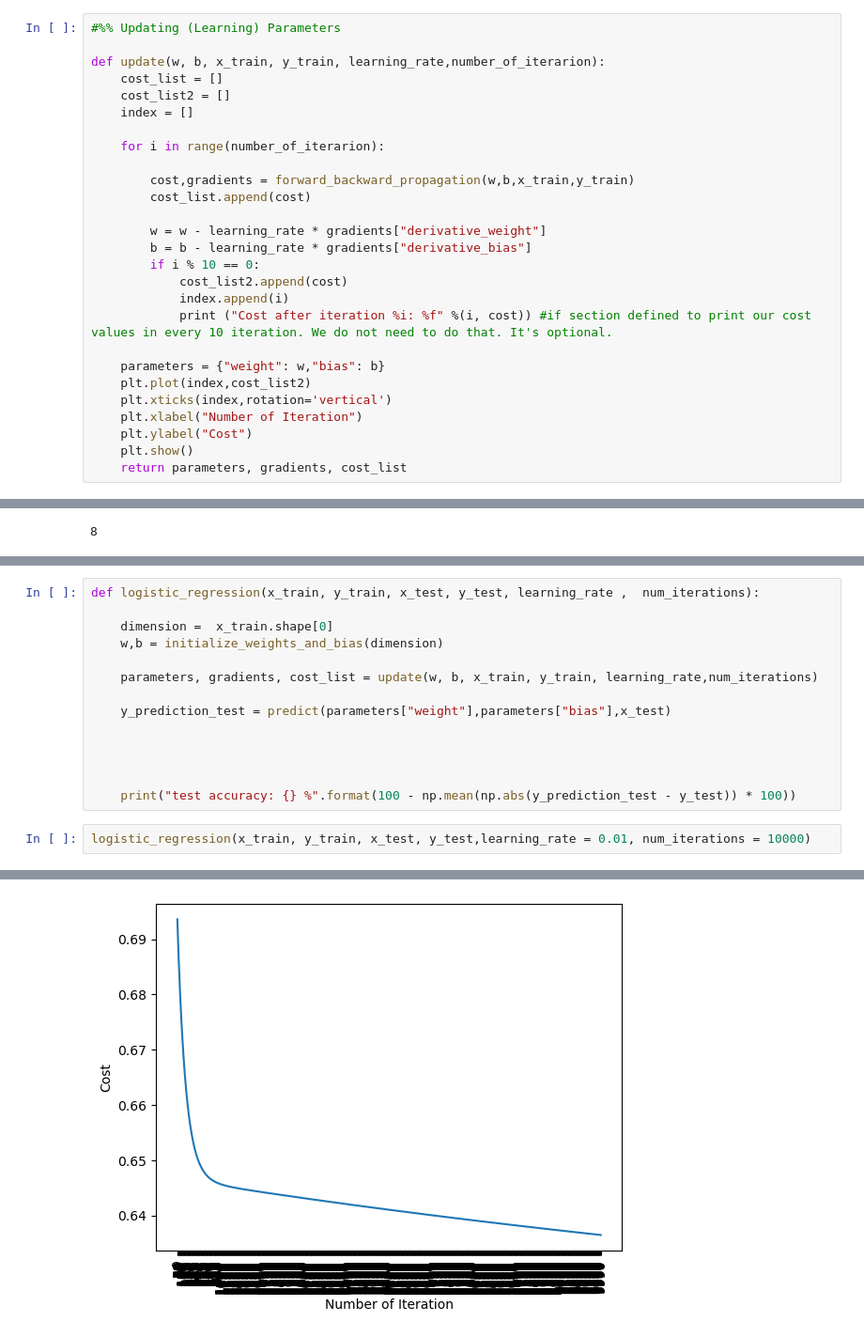
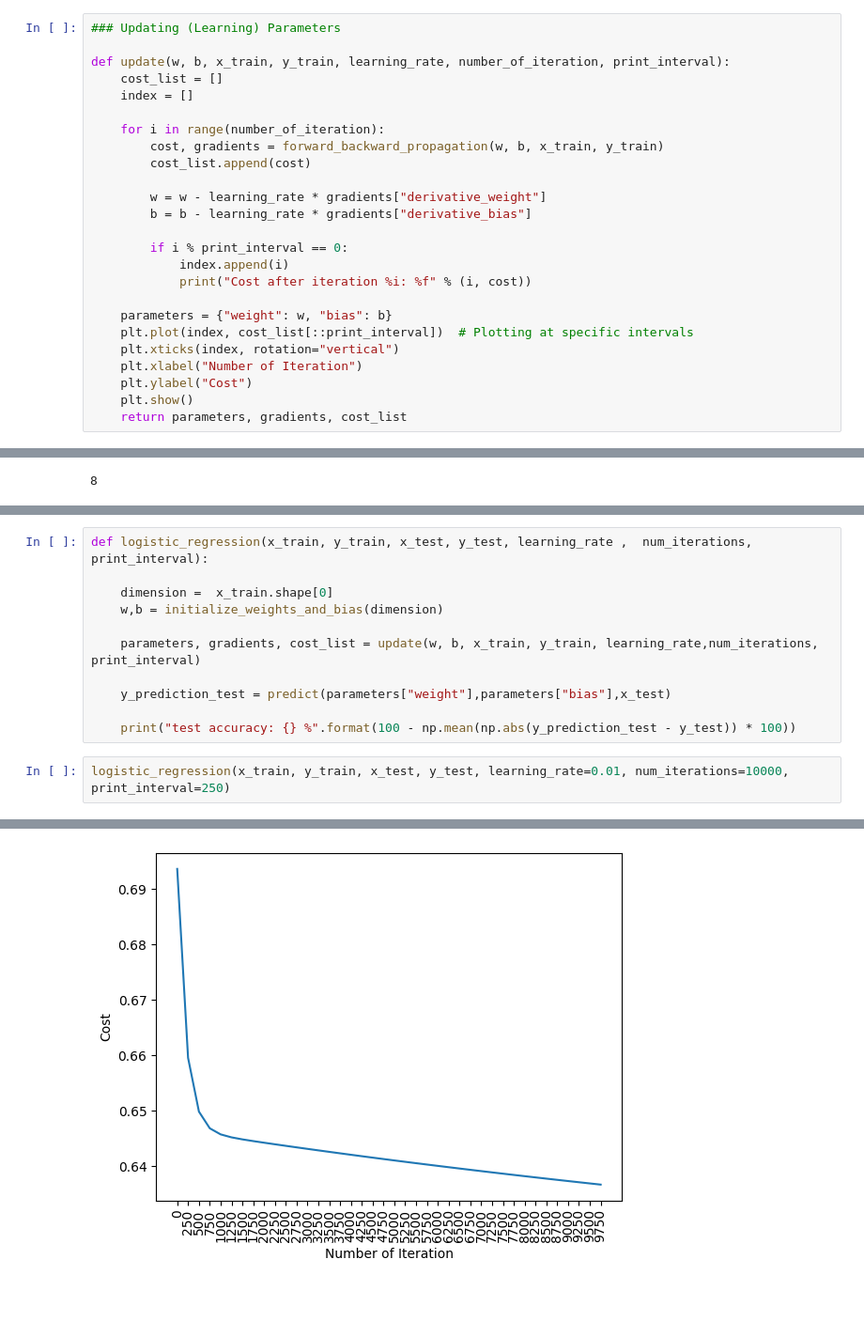
Before and after one commit to gauravhegade/RVCE-CSE-5th-Semester-AIML-Lab-Programs, a Jupyter notebook: Program 5/Program 5 - Logistic Regression.ipynb, the cells around one changed output, grey strips where cells are left out. Shown at 94% size. Cells and saved outputs as stored; diff of their text form; blank space fills up the shorter version.

Commit message:
Add custom plotting interval to logistic regression graph

```diff
--- a/Program 5/Program 5 - Logistic Regression.ipynb
+++ b/Program 5/Program 5 - Logistic Regression.ipynb
@@ -89,28 +86,26 @@ def forward_backward_propagation(w,b,x_train,y_head):
     gradients = {"derivative_weight": derivative_weight,"derivative_bias": derivative_bias}
     return cost,gradients
 # %%
-#%% Updating (Learning) Parameters
+### Updating (Learning) Parameters
 
-def update(w, b, x_train, y_train, learning_rate,number_of_iterarion):
+def update(w, b, x_train, y_train, learning_rate, number_of_iteration, print_interval):
     cost_list = []
-    cost_list2 = []
     index = []
 
-    for i in range(number_of_iterarion):
-
-        cost,gradients = forward_backward_propagation(w,b,x_train,y_train)
+    for i in range(number_of_iteration):
+        cost, gradients = forward_backward_propagation(w, b, x_train, y_train)
         cost_list.append(cost)
 
         w = w - learning_rate * gradients["derivative_weight"]
         b = b - learning_rate * gradients["derivative_bias"]
-        if i % 10 == 0:
-            cost_list2.append(cost)
+
+        if i % print_interval == 0:
             index.append(i)
-            print ("Cost after iteration %i: %f" %(i, cost)) #if section defined to print our cost values in every 10 iteration. We do not need to do that. It's optional.
+            print("Cost after iteration %i: %f" % (i, cost))
 
-    parameters = {"weight": w,"bias": b}
-    plt.plot(index,cost_list2)
-    plt.xticks(index,rotation='vertical')
+    parameters = {"weight": w, "bias": b}
+    plt.plot(index, cost_list[::print_interval])  # Plotting at specific intervals
+    plt.xticks(index, rotation="vertical")
     plt.xlabel("Number of Iteration")
     plt.ylabel("Cost")
     plt.show()
@@ -137,20 +131,17 @@ def predict(w,b,x_test):
 
     return Y_prediction
 # %%
-def logistic_regression(x_train, y_train, x_test, y_test, learning_rate ,  num_iterations):
+def logistic_regression(x_train, y_train, x_test, y_test, learning_rate ,  num_iterations, print_interval):
 
     dimension =  x_train.shape[0]
     w,b = initialize_weights_and_bias(dimension)
 
-    parameters, gradients, cost_list = update(w, b, x_train, y_train, learning_rate,num_iterations)
+    parameters, gradients, cost_list = update(w, b, x_train, y_train, learning_rate,num_iterations, print_interval)
 
     y_prediction_test = predict(parameters["weight"],parameters["bias"],x_test)
 
-
-
-
     print("test accuracy: {} %".format(100 - np.mean(np.abs(y_prediction_test - y_test)) * 100))
 # %%
-logistic_regression(x_train, y_train, x_test, y_test,learning_rate = 0.01, num_iterations = 10000)
+logistic_regression(x_train, y_train, x_test, y_test, learning_rate=0.01, num_iterations=10000, print_interval=250)
 # %% [output]
 Cost after iteration 0: 0.693601
@@ -173,4 +164,4 @@ Cost after iteration 9990: 0.636451
-[figure, old version]
+[figure, new version]
 test accuracy: 64.28571428571428 %
 # %%
 y_test
```
Also changed, not shown: parts of 8 cells of this notebook.
